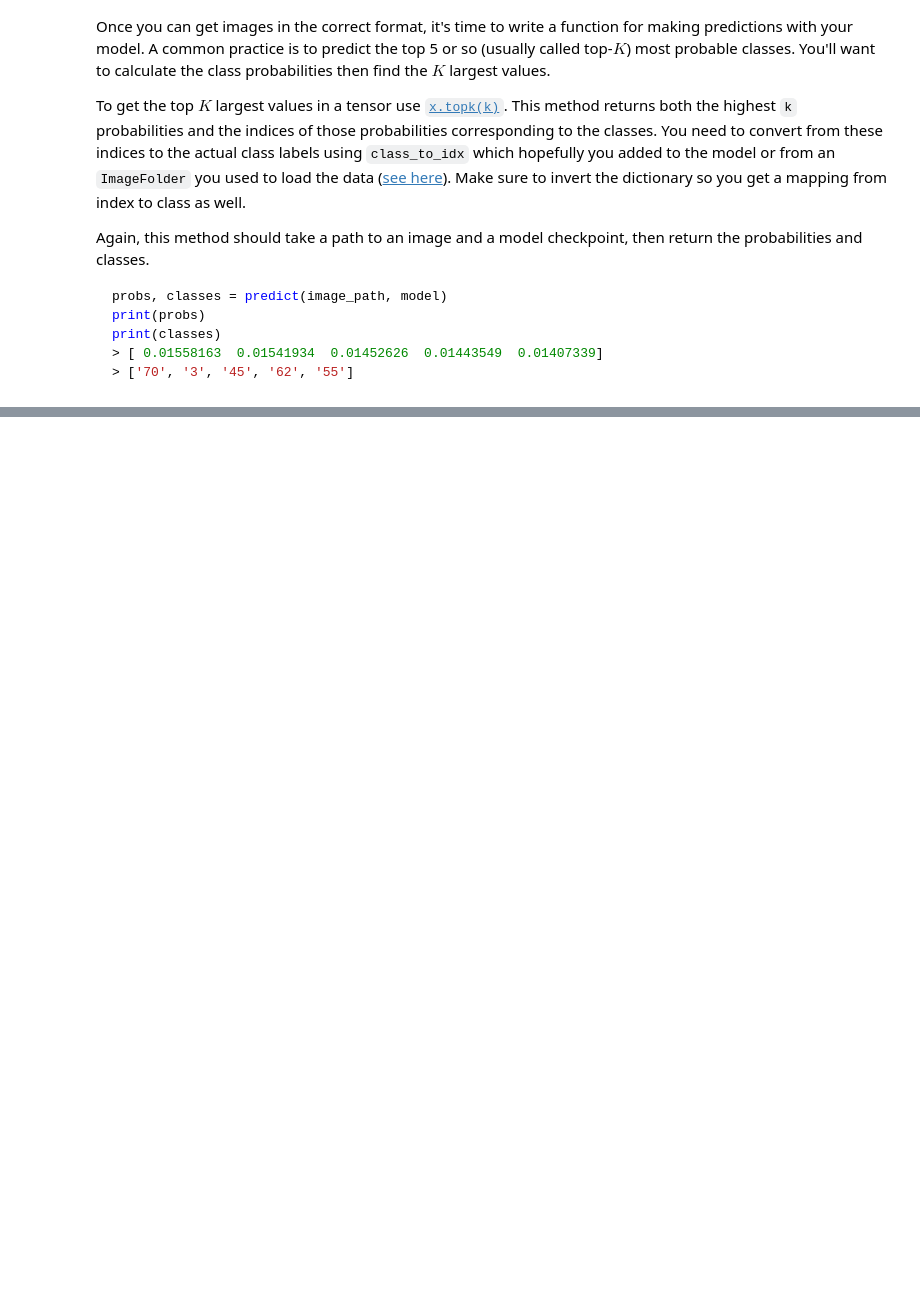
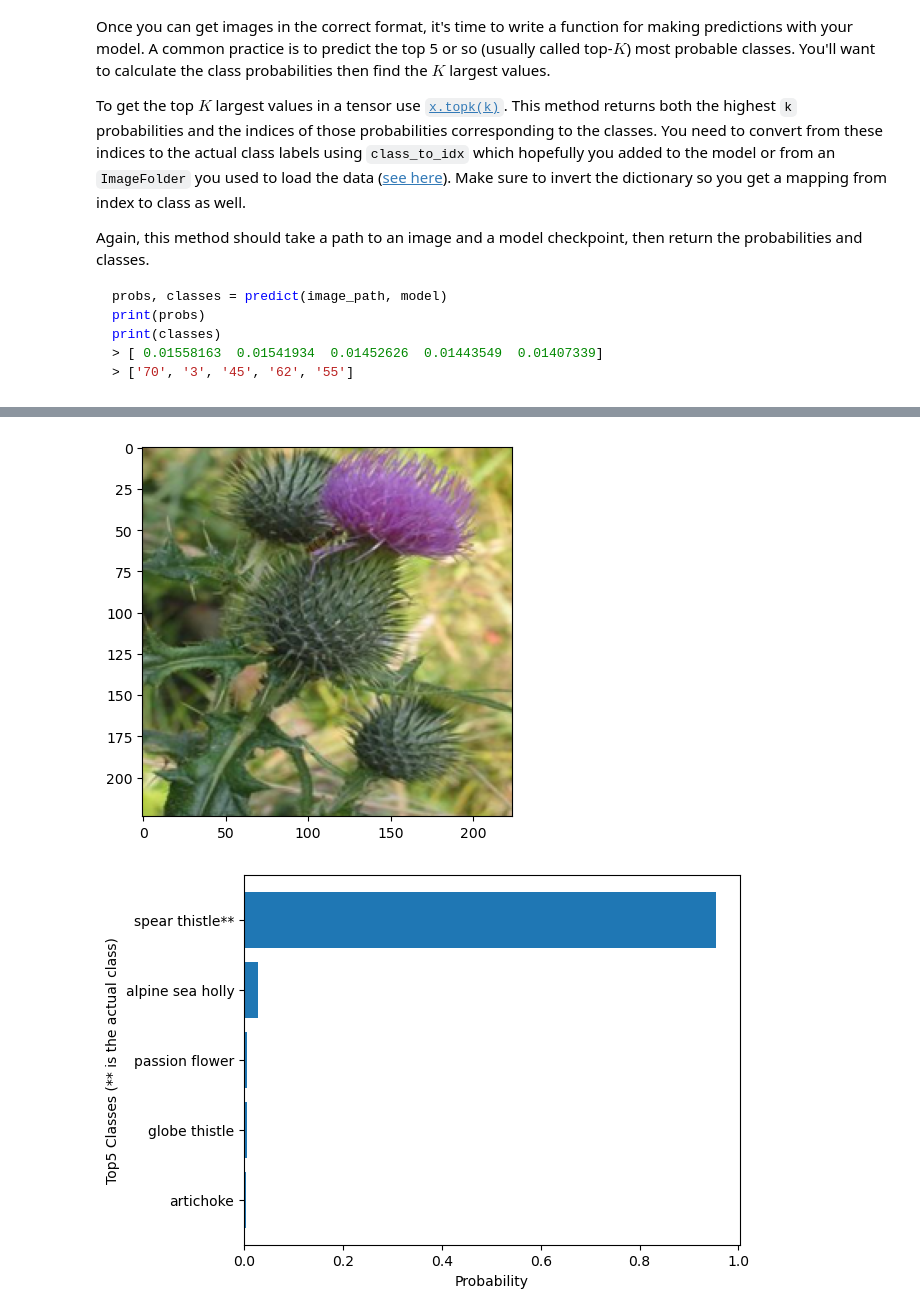
Before and after one commit to jdglenn13/aipnd-project, a Jupyter notebook: Image_Classifier_Project.ipynb, the cells around one changed output, grey strips where cells are left out. Saved outputs shown, nothing was run; the diff lists cells and outputs as text; code cells hidden in the pictures; blank space fills up the shorter version.

````diff
--- a/Image_Classifier_Project.ipynb
+++ b/Image_Classifier_Project.ipynb
@@ -460,8 +500,25 @@ print(classes)
 > ['70', '3', '45', '62', '55']
 ```
 # %%
-def predict(image_path, model, topk=5):
+def predict(image_path, act_class, model, topk=5):
     ''' Predict the class (or classes) of an image using a trained deep learning model.
     '''
 
     # TODO: Implement the code to predict the class from an image file
+    image = torch.tensor(process_image(image_path)).float().to(device)
+    image = image.unsqueeze(0)
+
+    with torch.no_grad():
+        model.eval()
+        log_ps = model.forward(image)
+
+        #calculate the accuracy
+        ps = torch.exp(log_ps)
+        top_p, top_class = ps.topk(topk)
+        #invert the class index
+        class_to_idx = {v: k for k, v in model.class_to_idx.items()}
+        top_class = list(itemgetter(*top_class.to('cpu').flatten().tolist())(class_to_idx))
+        model.train()
+
+
+    return top_p.to('cpu').flatten().tolist(), top_class, act_class
@@ -477,0 +550,31 @@ You can convert from the class integer encoding to actual flower names with the
+# %%
+# TODO: Display an image along with the top 5 classes
+file_path = 'inference/14_image_06082.jpg'
+actual_class = '14'
+
+# Display the image
+imshow(process_image(file_path))
+
+# Predict what class the image is
+probs, classes, act_class = predict(file_path, actual_class, loaded_2nd_model)
+
+# Plot the probabilities
+fig, ax = plt.subplots()
+
+# Example data
+class_labels = list(itemgetter(*classes)(cat_to_name))
+for i in range(len(class_labels)):
+    if cat_to_name[act_class] == class_labels[i]:
+        class_labels[i] += '**'
+y_pos = np.arange(len(class_labels))
+
+ax.barh(y_pos, probs, align='center')
+ax.set_yticks(y_pos, labels=class_labels)
+ax.invert_yaxis()  # labels read top-to-bottom
+ax.set_xlabel('Probability')
+ax.set_ylabel('Top5 Classes (** is the actual class)')
+
+plt.show()
+# %% [output]
+[figure, added]
+[figure, added]
````
Also changed, not shown: parts of 9 cells of this notebook, 1 other file.
